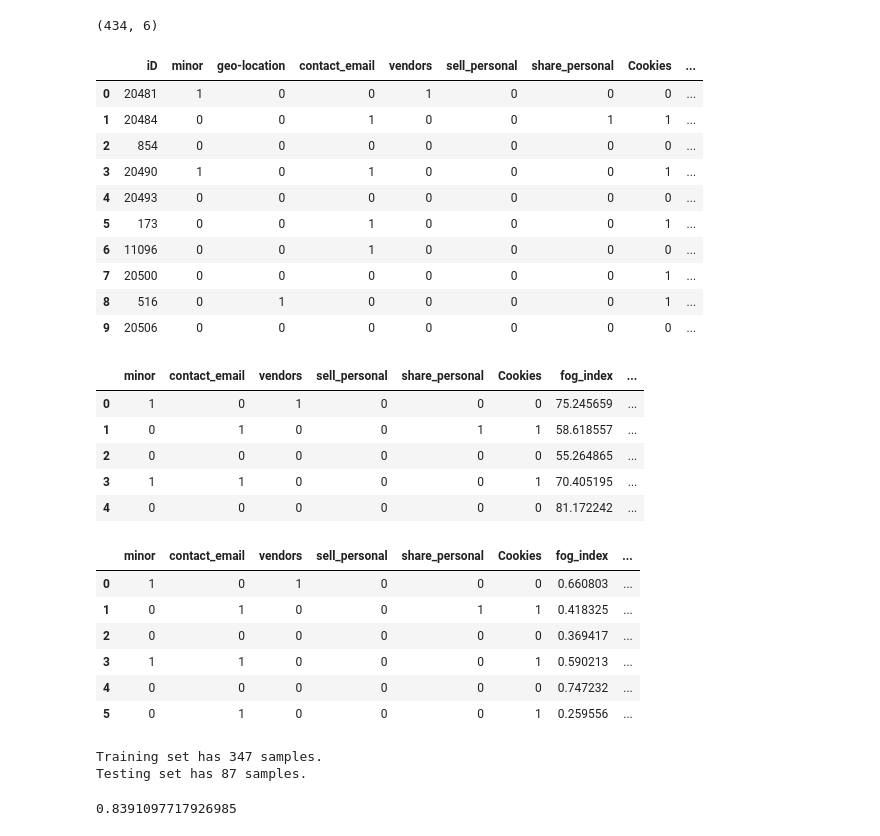
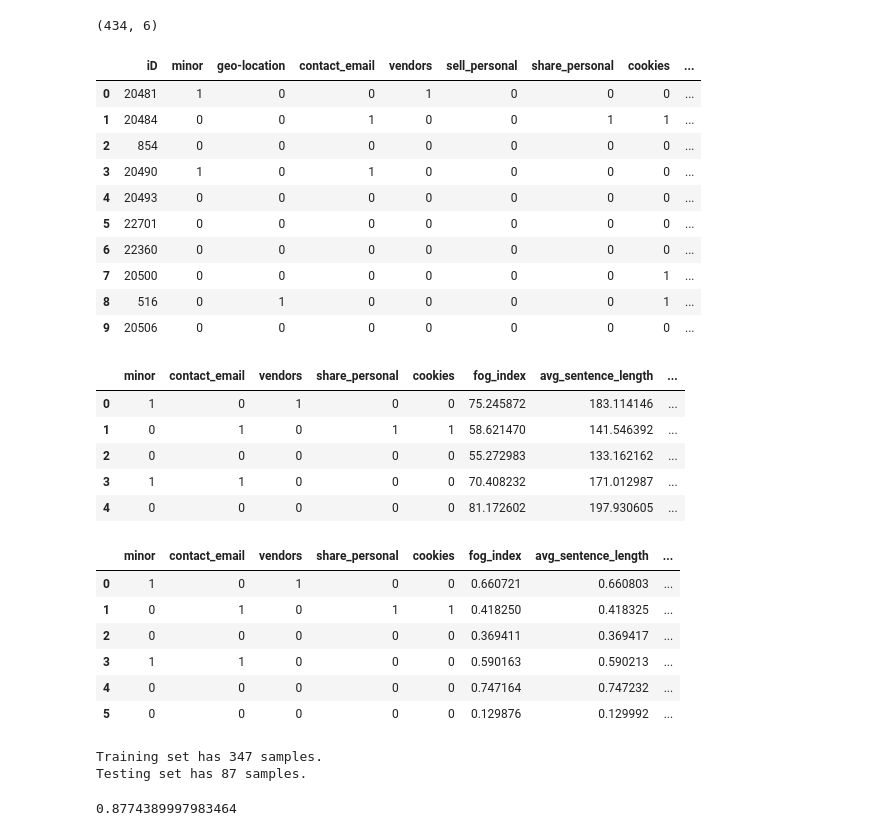
Before and after one commit to erickjtorres/AI_LegalDoc_Hackathon, a Jupyter notebook: uglyass.ipynb, the cells around one changed output. Saved outputs shown, nothing was run; the diff lists cells and outputs as text; code cells hidden in the pictures.

```diff
--- a/state_of_the_art_model_winnerEE_sike.ipynb
+++ b/uglyass.ipynb
@@ -98,19 +98,19 @@ dat['iD'] = dat.index
 # %%
 # dat.head()
 # %%
-data = pd.read_csv("final.csv")
+data = pd.read_csv("sike.csv")
 frames = [data,dat]
 data =  data.merge(dat,how='left',on='iD')
 display(data.head(n=10))
 # %% [output]
-|  | iD | minor | geo-location | contact_email | vendors | sell_personal | share_personal | Cookies | ... |
+|  | iD | minor | geo-location | contact_email | vendors | sell_personal | share_personal | cookies | ... |
 | 0 | 20481 | 1 | 0 | 0 | 1 | 0 | 0 | 0 | ... |
 | 1 | 20484 | 0 | 0 | 1 | 0 | 0 | 1 | 1 | ... |
 | 2 | 854 | 0 | 0 | 0 | 0 | 0 | 0 | 0 | ... |
-| 3 | 20490 | 1 | 0 | 1 | 0 | 0 | 0 | 1 | ... |
+| 3 | 20490 | 1 | 0 | 1 | 0 | 0 | 0 | 0 | ... |
 | 4 | 20493 | 0 | 0 | 0 | 0 | 0 | 0 | 0 | ... |
-| 5 | 173 | 0 | 0 | 1 | 0 | 0 | 0 | 1 | ... |
-| 6 | 11096 | 0 | 0 | 1 | 0 | 0 | 0 | 0 | ... |
+| 5 | 22701 | 0 | 0 | 0 | 0 | 0 | 0 | 0 | ... |
+| 6 | 22360 | 0 | 0 | 0 | 0 | 0 | 0 | 0 | ... |
 | 7 | 20500 | 0 | 0 | 0 | 0 | 0 | 0 | 1 | ... |
 | 8 | 516 | 0 | 1 | 0 | 0 | 0 | 0 | 1 | ... |
 | 9 | 20506 | 0 | 0 | 0 | 0 | 0 | 0 | 0 | ... |
@@ -123,12 +123,12 @@ features_raw = features_raw.drop(["sell_personal",'geo-location'],axis=1)
 features_raw = features_raw.drop(['data','information','use','privacy','personal'],axis=1)
 features_raw.head()
 # %% [output]
-|  | minor | contact_email | vendors | sell_personal | share_personal | Cookies | fog_index | ... |
-| 0 | 1 | 0 | 1 | 0 | 0 | 0 | 75.245659 | ... |
-| 1 | 0 | 1 | 0 | 0 | 1 | 1 | 58.618557 | ... |
-| 2 | 0 | 0 | 0 | 0 | 0 | 0 | 55.264865 | ... |
-| 3 | 1 | 1 | 0 | 0 | 0 | 1 | 70.405195 | ... |
-| 4 | 0 | 0 | 0 | 0 | 0 | 0 | 81.172242 | ... |
+|  | minor | contact_email | vendors | share_personal | cookies | fog_index | avg_sentence_length | ... |
+| 0 | 1 | 0 | 1 | 0 | 0 | 75.245872 | 183.114146 | ... |
+| 1 | 0 | 1 | 0 | 1 | 1 | 58.621470 | 141.546392 | ... |
+| 2 | 0 | 0 | 0 | 0 | 0 | 55.272983 | 133.162162 | ... |
+| 3 | 1 | 1 | 0 | 0 | 0 | 70.408232 | 171.012987 | ... |
+| 4 | 0 | 0 | 0 | 0 | 0 | 81.172602 | 197.930605 | ... |
 # %%
 from sklearn.preprocessing import MinMaxScaler
 # Initialize a scaler, then apply it to the features
@@ -141,13 +141,13 @@ features_log_minmax_transform[numerical] = scaler.fit_transform(features_raw[num
 # Show an example of a record with scaling applied
 display(features_log_minmax_transform.head(n = 6))
 # %% [output]
-|  | minor | contact_email | vendors | sell_personal | share_personal | Cookies | fog_index | ... |
-| 0 | 1 | 0 | 1 | 0 | 0 | 0 | 0.660803 | ... |
-| 1 | 0 | 1 | 0 | 0 | 1 | 1 | 0.418325 | ... |
-| 2 | 0 | 0 | 0 | 0 | 0 | 0 | 0.369417 | ... |
-| 3 | 1 | 1 | 0 | 0 | 0 | 1 | 0.590213 | ... |
-| 4 | 0 | 0 | 0 | 0 | 0 | 0 | 0.747232 | ... |
-| 5 | 0 | 1 | 0 | 0 | 0 | 1 | 0.259556 | ... |
+|  | minor | contact_email | vendors | share_personal | cookies | fog_index | avg_sentence_length | ... |
+| 0 | 1 | 0 | 1 | 0 | 0 | 0.660721 | 0.660803 | ... |
+| 1 | 0 | 1 | 0 | 1 | 1 | 0.418250 | 0.418325 | ... |
+| 2 | 0 | 0 | 0 | 0 | 0 | 0.369411 | 0.369417 | ... |
+| 3 | 1 | 1 | 0 | 0 | 0 | 0.590163 | 0.590213 | ... |
+| 4 | 0 | 0 | 0 | 0 | 0 | 0.747164 | 0.747232 | ... |
+| 5 | 0 | 0 | 0 | 0 | 0 | 0.129876 | 0.129992 | ... |
 # %%
 # Import train_test_split
 from sklearn.model_selection import train_test_split
@@ -165,12 +165,12 @@ Testing set has 87 samples.
 # %%
 from sklearn.ensemble import RandomForestClassifier
 
-forest = RandomForestClassifier(n_estimators=15, max_depth=31,random_state=1, criterion="entropy", max_features = 3)
+forest = RandomForestClassifier(n_estimators=15, max_depth=None,random_state=1, criterion="entropy")
 forest.fit(X_train, y_train)
 
 predictions = forest.predict(X_test)
 from sklearn.metrics import f1_score
 f1_score(y_test, predictions, average='macro')
 # %% [output]
-0.8391097717926985
+0.8774389997983464
 # %%
```
Also changed, not shown: parts of 11 cells of this notebook, 3 other files.
